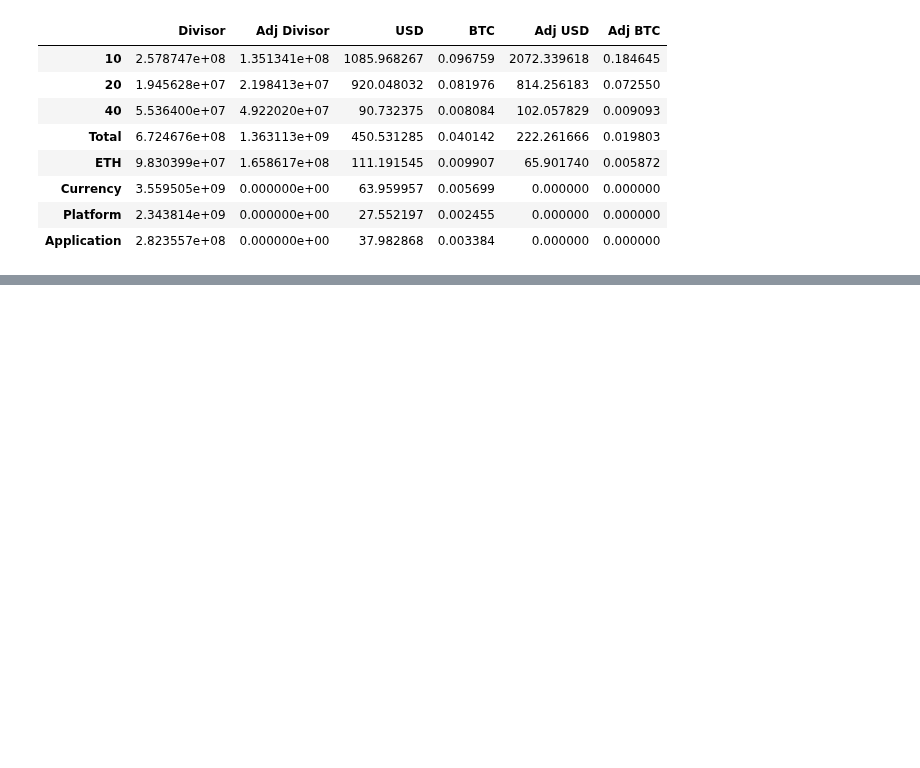
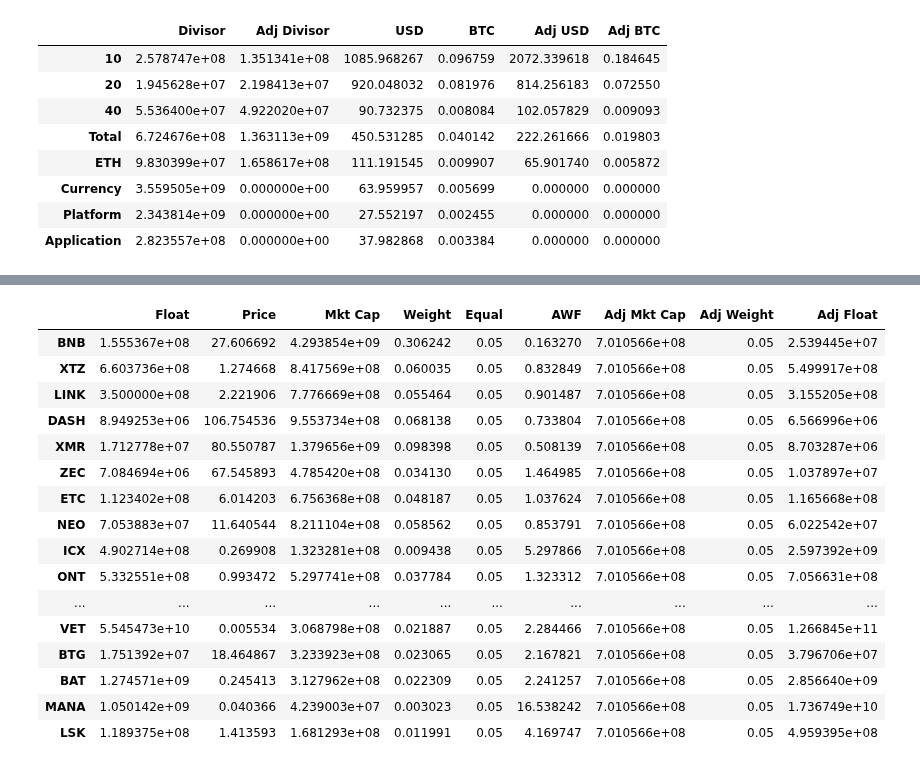
Before and after one commit to coinmetrics/bcindex, a Jupyter notebook: utils/rebalance_tools/Nomics Rebalance File.ipynb, the cells around one changed output, grey strips where cells are left out. Drawn from its saved outputs; the diff is of its cells as text; code cells hidden in the pictures; blank space fills up the shorter version.

```diff
--- a/utils/rebalance_tools/Nomics Rebalance File.ipynb
+++ b/utils/rebalance_tools/Nomics Rebalance File.ipynb
@@ -476,6 +473,26 @@ for k in indexes:
         indexes_final[k] = indexes[k].drop(['Price' , 'Mkt Cap' , 'Weight' , 'Equal' , 'AWF' , 'Adj Mkt Cap' , 'Adj Weight'],axis=1)
     #change call to new filepath
     indexes_final[k].to_csv('C:/Users/stoin/Desktop/Mike/Bletch/bcindex/index-data/src/main/resources/business_rules/'+k+'_'+new_month+'_rebal.csv' , header = False)
+# %%
+indexes['20']
+# %% [output]
+|  | Float | Price | Mkt Cap | Weight | Equal | AWF | Adj Mkt Cap | Adj Weight | Adj Float |
+| BNB | 1.555367e+08 | 27.606692 | 4.293854e+09 | 0.306242 | 0.05 | 0.163270 | 7.010566e+08 | 0.05 | 2.539445e+07 |
+| XTZ | 6.603736e+08 | 1.274668 | 8.417569e+08 | 0.060035 | 0.05 | 0.832849 | 7.010566e+08 | 0.05 | 5.499917e+08 |
+| LINK | 3.500000e+08 | 2.221906 | 7.776669e+08 | 0.055464 | 0.05 | 0.901487 | 7.010566e+08 | 0.05 | 3.155205e+08 |
+| DASH | 8.949253e+06 | 106.754536 | 9.553734e+08 | 0.068138 | 0.05 | 0.733804 | 7.010566e+08 | 0.05 | 6.566996e+06 |
+| XMR | 1.712778e+07 | 80.550787 | 1.379656e+09 | 0.098398 | 0.05 | 0.508139 | 7.010566e+08 | 0.05 | 8.703287e+06 |
+| ZEC | 7.084694e+06 | 67.545893 | 4.785420e+08 | 0.034130 | 0.05 | 1.464985 | 7.010566e+08 | 0.05 | 1.037897e+07 |
+| ETC | 1.123402e+08 | 6.014203 | 6.756368e+08 | 0.048187 | 0.05 | 1.037624 | 7.010566e+08 | 0.05 | 1.165668e+08 |
+| NEO | 7.053883e+07 | 11.640544 | 8.211104e+08 | 0.058562 | 0.05 | 0.853791 | 7.010566e+08 | 0.05 | 6.022542e+07 |
+| ICX | 4.902714e+08 | 0.269908 | 1.323281e+08 | 0.009438 | 0.05 | 5.297866 | 7.010566e+08 | 0.05 | 2.597392e+09 |
+| ONT | 5.332551e+08 | 0.993472 | 5.297741e+08 | 0.037784 | 0.05 | 1.323312 | 7.010566e+08 | 0.05 | 7.056631e+08 |
+| ... | ... | ... | ... | ... | ... | ... | ... | ... | ... |
+| VET | 5.545473e+10 | 0.005534 | 3.068798e+08 | 0.021887 | 0.05 | 2.284466 | 7.010566e+08 | 0.05 | 1.266845e+11 |
+| BTG | 1.751392e+07 | 18.464867 | 3.233923e+08 | 0.023065 | 0.05 | 2.167821 | 7.010566e+08 | 0.05 | 3.796706e+07 |
+| BAT | 1.274571e+09 | 0.245413 | 3.127962e+08 | 0.022309 | 0.05 | 2.241257 | 7.010566e+08 | 0.05 | 2.856640e+09 |
+| MANA | 1.050142e+09 | 0.040366 | 4.239003e+07 | 0.003023 | 0.05 | 16.538242 | 7.010566e+08 | 0.05 | 1.736749e+10 |
+| LSK | 1.189375e+08 | 1.413593 | 1.681293e+08 | 0.011991 | 0.05 | 4.169747 | 7.010566e+08 | 0.05 | 4.959395e+08 |
 # %%
 #get old weights from Bletchley API
 weights_API_list = ['TEN' , 'TWENTY' , 'FORTY' , 'TOTAL' , 'ETHEREUM' , 'CURRENCY' , 'PLATFORM' , 'APPLICATION']
```
Also changed, not shown: parts of 8 cells of this notebook, 34 other files.
